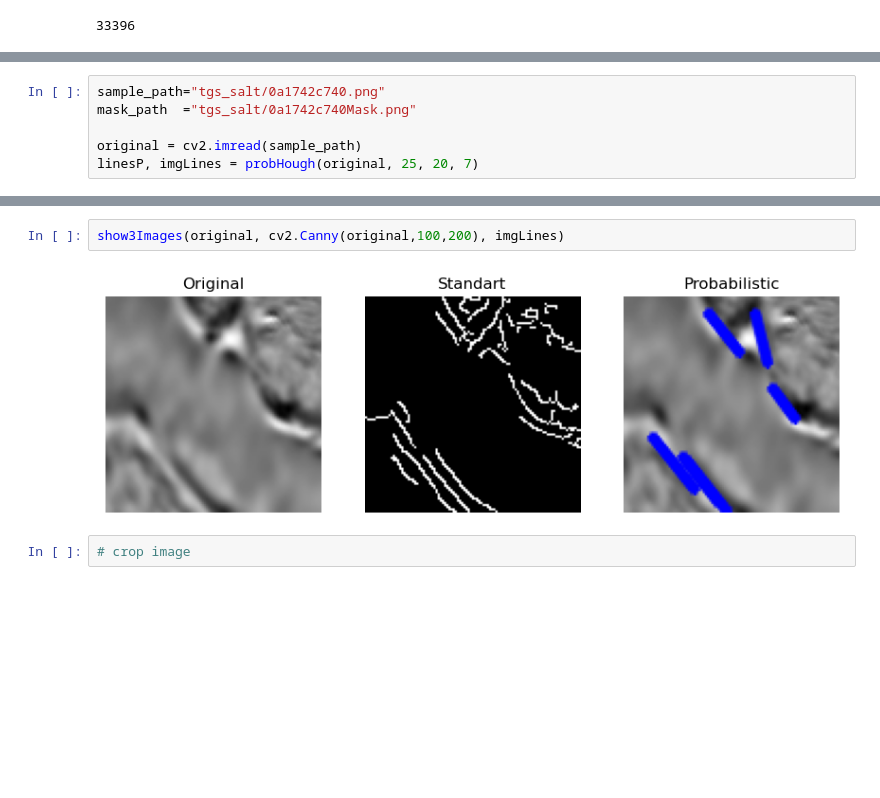
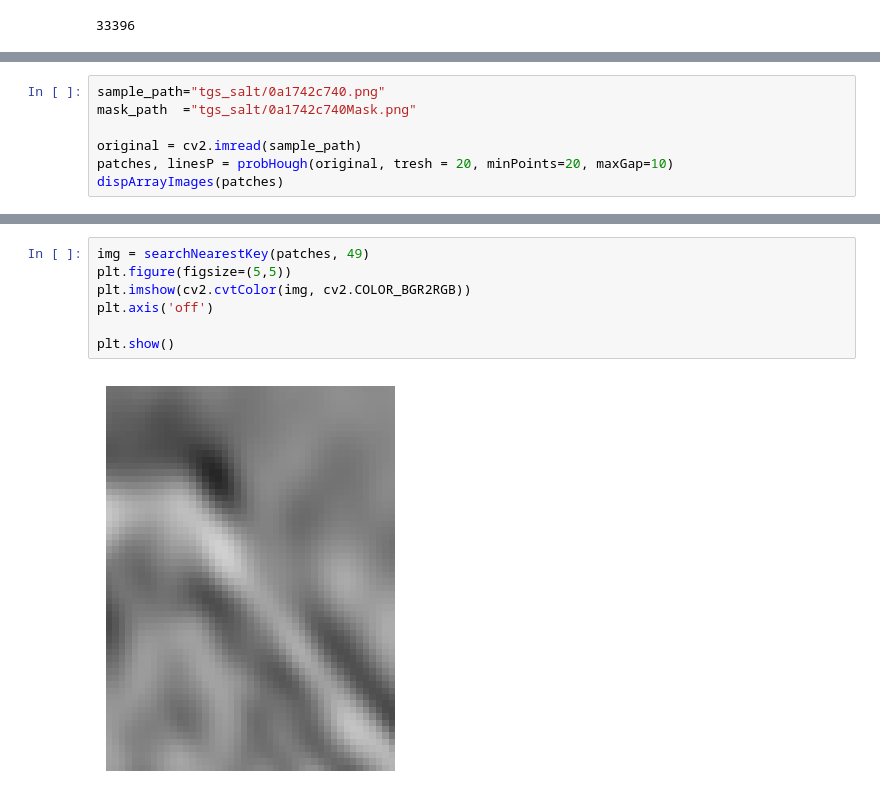
Before and after one commit to lucterres/textureSSD, a Jupyter notebook: angles.ipynb, the cells around one changed output, grey strips where cells are left out. Saved outputs shown, nothing was run; the diff lists cells and outputs as text; blank space fills up the shorter version.

```diff
--- a/angles.ipynb
+++ b/angles.ipynb
@@ -184,5 +202,6 @@ sample_path="tgs_salt/0a1742c740.png"
 mask_path  ="tgs_salt/0a1742c740Mask.png"
 
 original = cv2.imread(sample_path)
-linesP, imgLines = probHough(original, 25, 20, 7)
+patches, linesP = probHough(original, tresh = 20, minPoints=20, maxGap=10)
+dispArrayImages(patches)
 # %% [output]
@@ -190,6 +210,9 @@ linesP, imgLines = probHough(original, 25, 20, 7)
-# %%
-show3Images(original, cv2.Canny(original,100,200), imgLines)
-# %% [output]
-[figure, removed]
-# %%
-# crop image
+# %%
+img = searchNearestKey(patches, 49)
+plt.figure(figsize=(5,5))
+plt.imshow(cv2.cvtColor(img, cv2.COLOR_BGR2RGB))
+plt.axis('off')
+
+plt.show()
+# %% [output]
+[figure, added]
```
Also changed, not shown: parts of 12 cells of this notebook.
